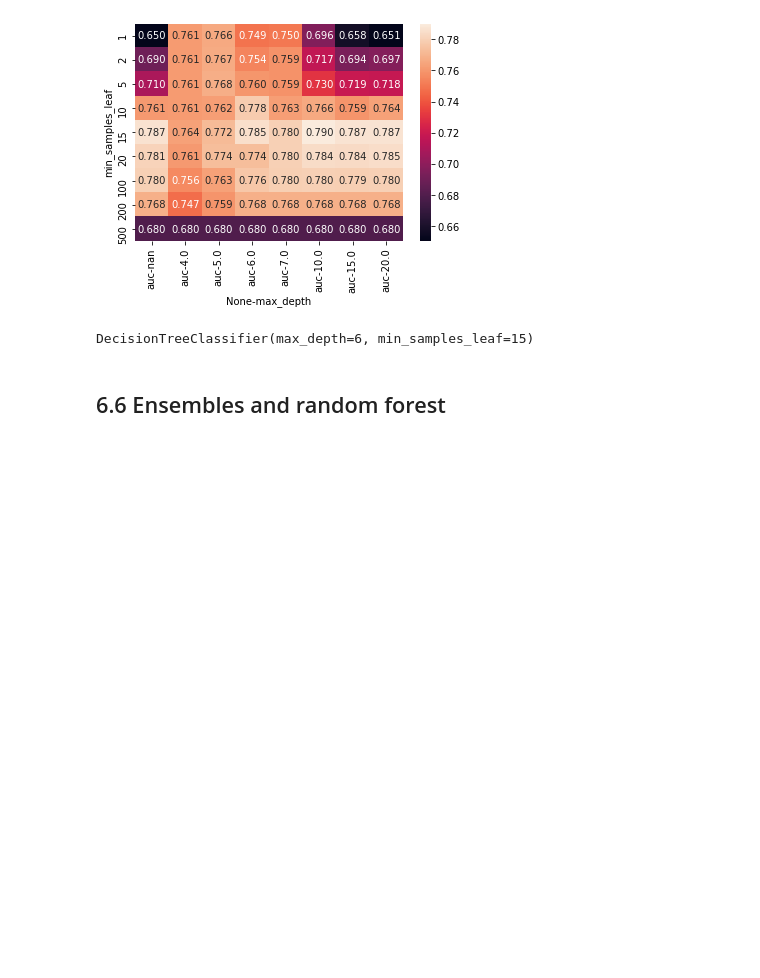
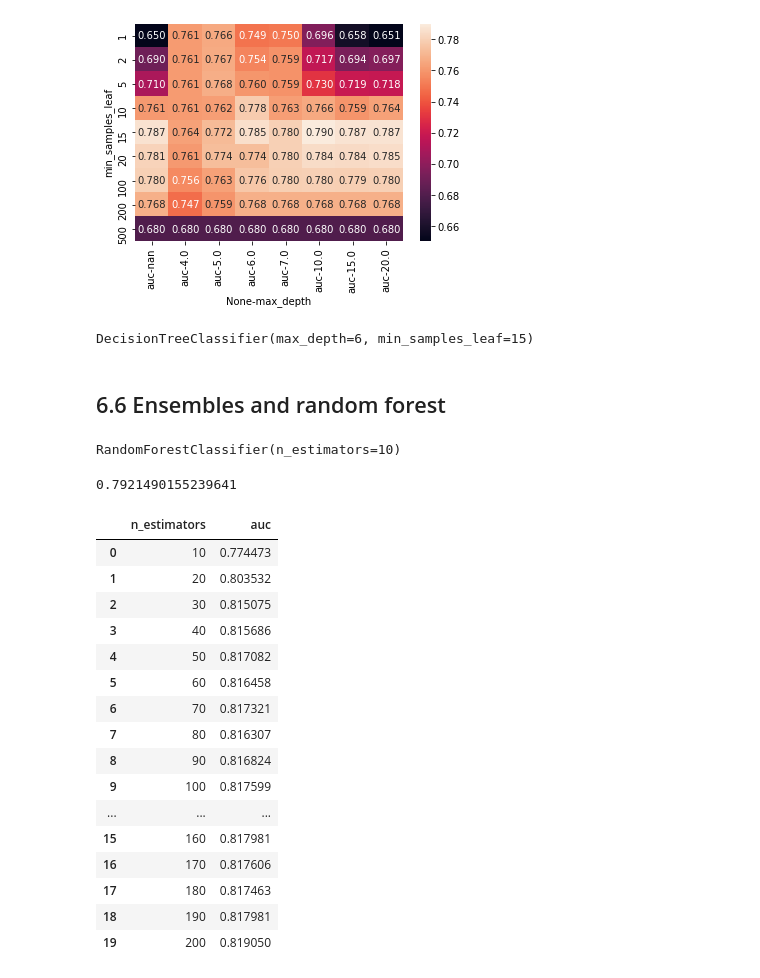
Before and after one commit to 16danielvm/MLZoomCamp_Course_byAlexeygrigorev, a Jupyter notebook: 06_tree/Week6_ Sessions.ipynb, the cells around one changed output. Drawn from its saved outputs; the diff is of its cells as text; code cells hidden in the pictures; blank space fills up the shorter version.

```diff
--- a/06_tree/Week6_ Sessions.ipynb
+++ b/06_tree/Week6_ Sessions.ipynb
@@ -555,0 +558,5 @@ DecisionTreeClassifier(max_depth=6, min_samples_leaf=15)
+# %%
+rf = RandomForestClassifier(n_estimators=10)
+rf.fit(X_train, y_train)
+# %% [output]
+RandomForestClassifier(n_estimators=10)
@@ -555,0 +565,4 @@ DecisionTreeClassifier(max_depth=6, min_samples_leaf=15)
+# %%
+roc_auc_score(y_val,y_pred)
+# %% [output]
+0.7921490155239641
@@ -555,0 +579,21 @@ DecisionTreeClassifier(max_depth=6, min_samples_leaf=15)
+# %%
+df_scores = pd.DataFrame(scores, columns = ['n_estimators', 'auc'])
+df_scores
+# %% [output]
+|  | n_estimators | auc |
+| 0 | 10 | 0.774473 |
+| 1 | 20 | 0.803532 |
+| 2 | 30 | 0.815075 |
+| 3 | 40 | 0.815686 |
+| 4 | 50 | 0.817082 |
+| 5 | 60 | 0.816458 |
+| 6 | 70 | 0.817321 |
+| 7 | 80 | 0.816307 |
+| 8 | 90 | 0.816824 |
+| 9 | 100 | 0.817599 |
+| ... | ... | ... |
+| 15 | 160 | 0.817981 |
+| 16 | 170 | 0.817606 |
+| 17 | 180 | 0.817463 |
+| 18 | 190 | 0.817981 |
+| 19 | 200 | 0.819050 |
```
Also changed, not shown: parts of 13 cells of this notebook.
